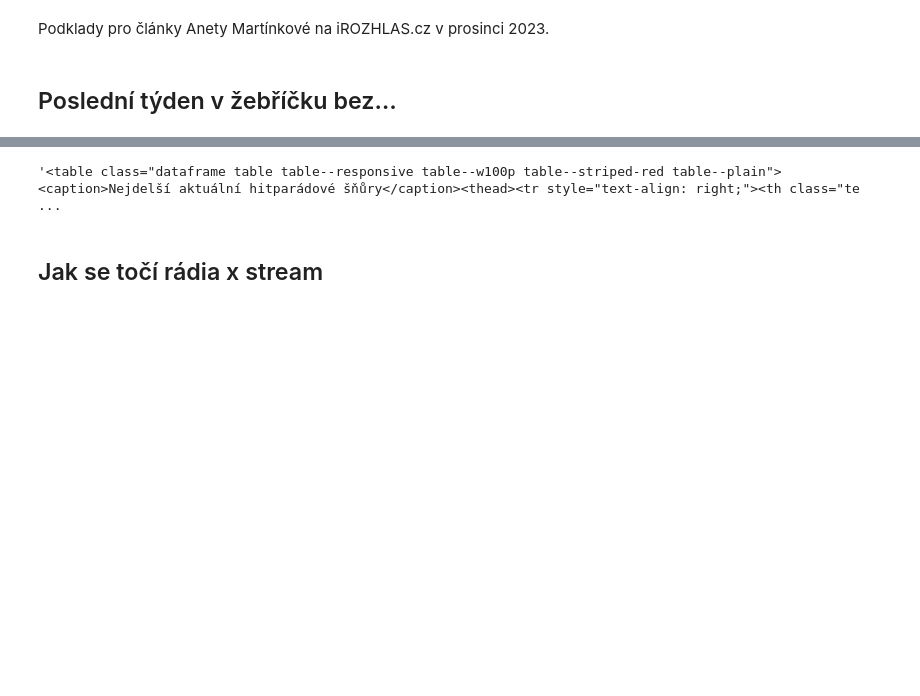
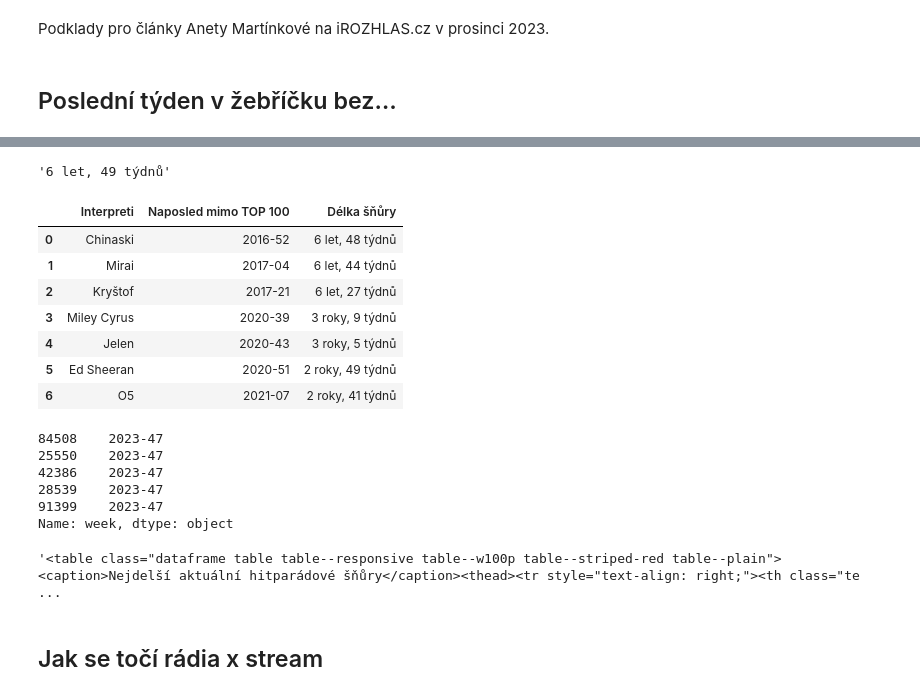
Before and after one commit to DataRozhlas/hitparady, a Jupyter notebook: 905 závěrečný díl seriálu.ipynb, the cells around one changed output, grey strips where cells are left out. Saved outputs shown, nothing was run; the diff lists cells and outputs as text; code cells hidden in the pictures; blank space fills up the shorter version.

```diff
--- a/905 závěrečný díl seriálu.ipynb
+++ b/905 závěrečný díl seriálu.ipynb
@@ -34,4 +34,4 @@ doms = {}
 for x in dominatori:
     doms[x] = kdynaposledne(x)
 # %%
-pd.DataFrame(pd.Series(doms).sort_values().head(5)).reset_index().rename(columns = {0 : 'Poslední týden mimo top 100'})
+jak_dlouho_jiz = pd.DataFrame(pd.Series(doms).sort_values().head(7)).reset_index().rename(columns = {0 : 'Naposled mimo TOP 100', 'index': 'Interpreti'})
@@ -45 +49,40 @@ pd.DataFrame(pd.Series(doms).sort_values().head(5)).reset_index().rename(columns
+# %%
+def odecet_tydnu(tehdy, ted):
+    roky = int(ted.split("-")[0]) - int(tehdy.split("-")[0])
+    tydny = int(ted.split("-")[1]) - int(tehdy.split("-")[1])
+    if tydny < 0:
+        roky = roky - 1
+        tydny = 52 + tydny
+    if roky >= 5:
+        let = "let"
+    else:
+        let = "roky"
+
+    return(f"{roky} {let}, {tydny} týdnů")
+# %%
+odecet_tydnu("2016-52","2023-49")
+# %% [output]
+'6 let, 49 týdnů'
+# %%
+jak_dlouho_jiz['Délka šňůry'] = jak_dlouho_jiz['Naposled mimo TOP 100'].apply(lambda x: odecet_tydnu(x, "2023-48"))
+# %%
+jak_dlouho_jiz
+# %% [output]
+|  | Interpreti | Naposled mimo TOP 100 | Délka šňůry |
+| 0 | Chinaski | 2016-52 | 6 let, 48 týdnů |
+| 1 | Mirai | 2017-04 | 6 let, 44 týdnů |
+| 2 | Kryštof | 2017-21 | 6 let, 27 týdnů |
+| 3 | Miley Cyrus | 2020-39 | 3 roky, 9 týdnů |
+| 4 | Jelen | 2020-43 | 3 roky, 5 týdnů |
+| 5 | Ed Sheeran | 2020-51 | 2 roky, 49 týdnů |
+| 6 | O5 | 2021-07 | 2 roky, 41 týdnů |
+# %%
+df['week'].dropna().tail()
+# %% [output]
+84508    2023-47
+25550    2023-47
+42386    2023-47
+28539    2023-47
+91399    2023-47
+Name: week, dtype: object
 # %%
```
Also changed, not shown: parts of 37 cells of this notebook, 4 other files.
